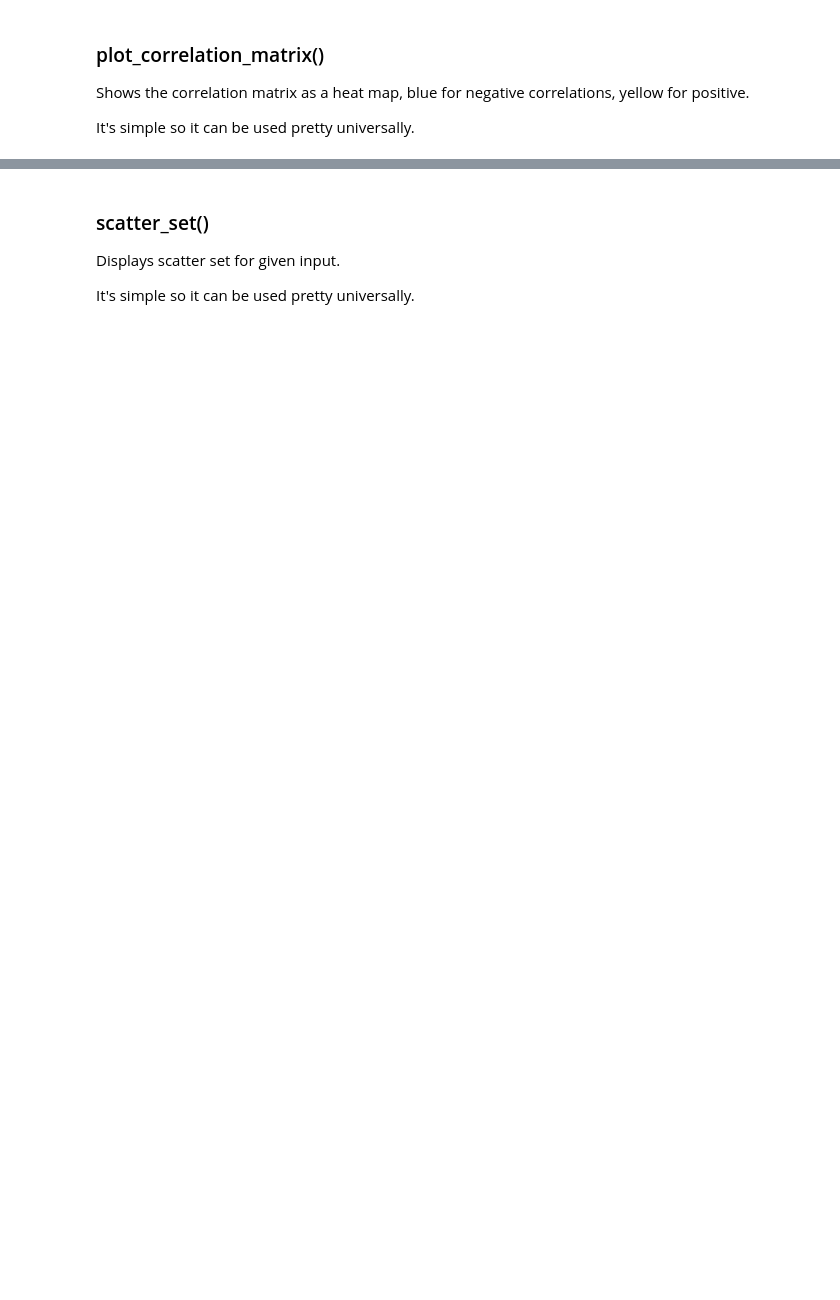
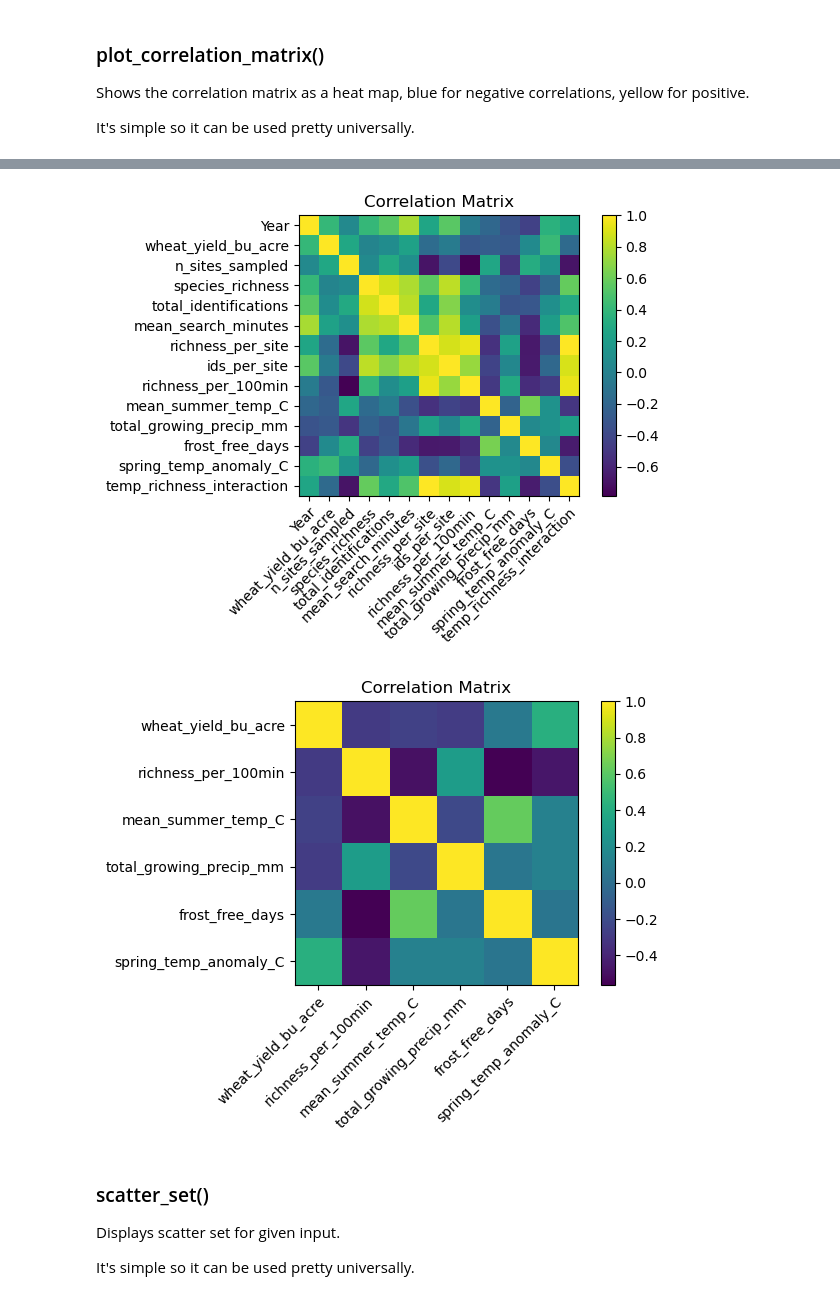
Before and after one commit to ejnez/GradientDescent_195_Project, a Jupyter notebook: EDA.ipynb, the cells around one changed output, grey strips where cells are left out. Saved outputs shown, nothing was run; the diff lists cells and outputs as text; code cells hidden in the pictures; blank space fills up the shorter version.

```diff
--- a/EDA.ipynb
+++ b/EDA.ipynb
@@ -76,7 +85,7 @@ def plot_correlation_matrix(df, cols=None):
     plt.colorbar()
 
     labels = corr.columns
-    plt.xticks(range(len(labels)), labels)
+    plt.xticks(range(len(labels)), labels, rotation=45, ha="right", rotation_mode="anchor")
     plt.yticks(range(len(labels)), labels)
 
     plt.title("Correlation Matrix")
@@ -85,19 +100,21 @@ def plot_correlation_matrix(df, cols=None):
 # %%
 
 plot_correlation_matrix(df)
 
 plot_correlation_matrix(
     df,
     [
         "wheat_yield_bu_acre",
-        "richness_per_site",
-        "ids_per_site",
+        "richness_per_100min",
         "mean_summer_temp_C",
         "total_growing_precip_mm",
         "frost_free_days",
         "spring_temp_anomaly_C"
     ]
 )
+# %% [output]
+[figure, added]
+[figure, added]
 # %% [markdown]
 ### scatter_set()
 
```
Also changed, not shown: parts of 10 cells of this notebook, 17 other files.
